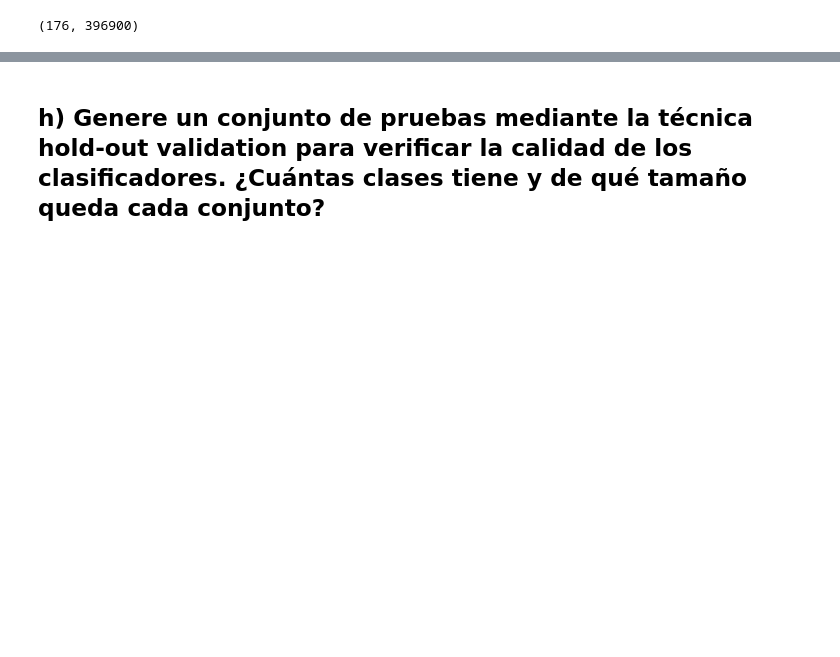
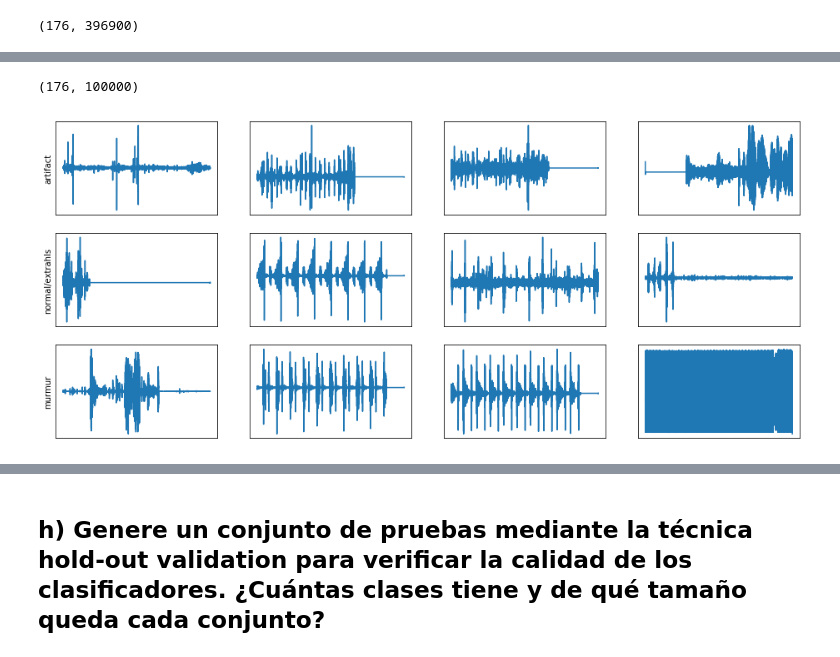
Before and after one commit to Caimapo/MachineLearning2017-02, a Jupyter notebook: Pregunta 2.ipynb, the cells around one changed output, grey strips where cells are left out. Drawn from its saved outputs; the diff is of its cells as text; code cells hidden in the pictures; blank space fills up the shorter version.

```diff
--- a/Pregunta 2.ipynb
+++ b/Pregunta 2.ipynb
@@ -227,0 +283,26 @@ x_data.shape
+# %%
+x_resampled = []
+
+for i in range(x_data.shape[0]):
+    sequence = x_data[i,:].copy()
+    resampled_sequence = signal.resample(sequence, 100000)
+    x_resampled.append(resampled_sequence)
+
+x_resampled = np.array(x_resampled)
+x_resampled.shape
+# %% [output]
+(176, 100000)
+# %%
+f, axarr = plt.subplots(n_lab, n_reg, figsize=(16,7))
+for i in malper:
+    for j in range(n_reg):
+        v = img_list[malper[i]][j]
+        axarr[i,j].plot(x_resampled[v])
+        axarr[i,j].get_xaxis().set_visible(False)
+        axarr[i,j].get_yaxis().set_visible(False)
+    axarr[i,0].set_ylabel( str(malper[i] ) )
+    axarr[i,0].get_yaxis().set_visible(True)
+    axarr[i,0].get_yaxis().set_ticks([])
+plt.show()
+# %% [output]
+[figure, added]
```
Also changed, not shown: parts of 86 cells of this notebook.
